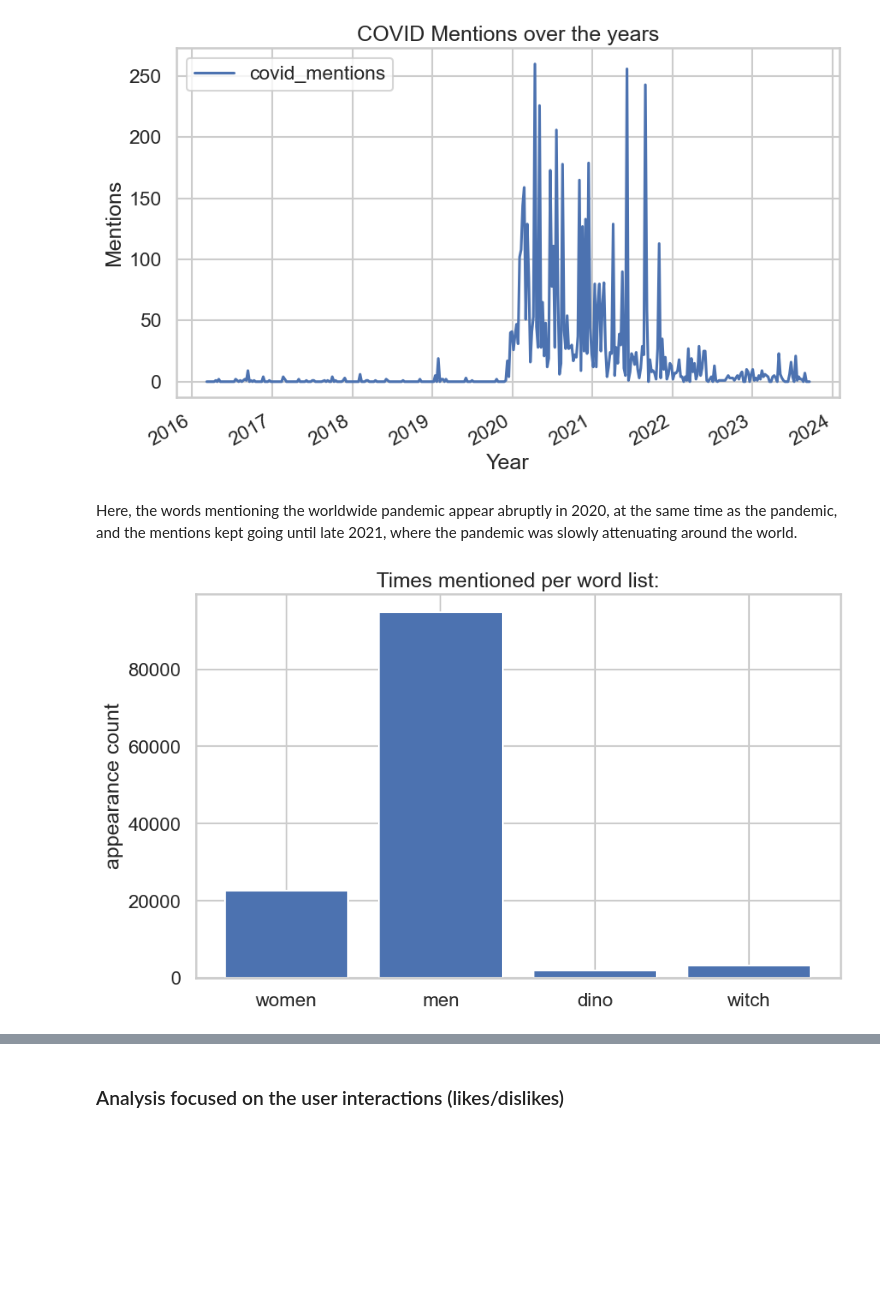
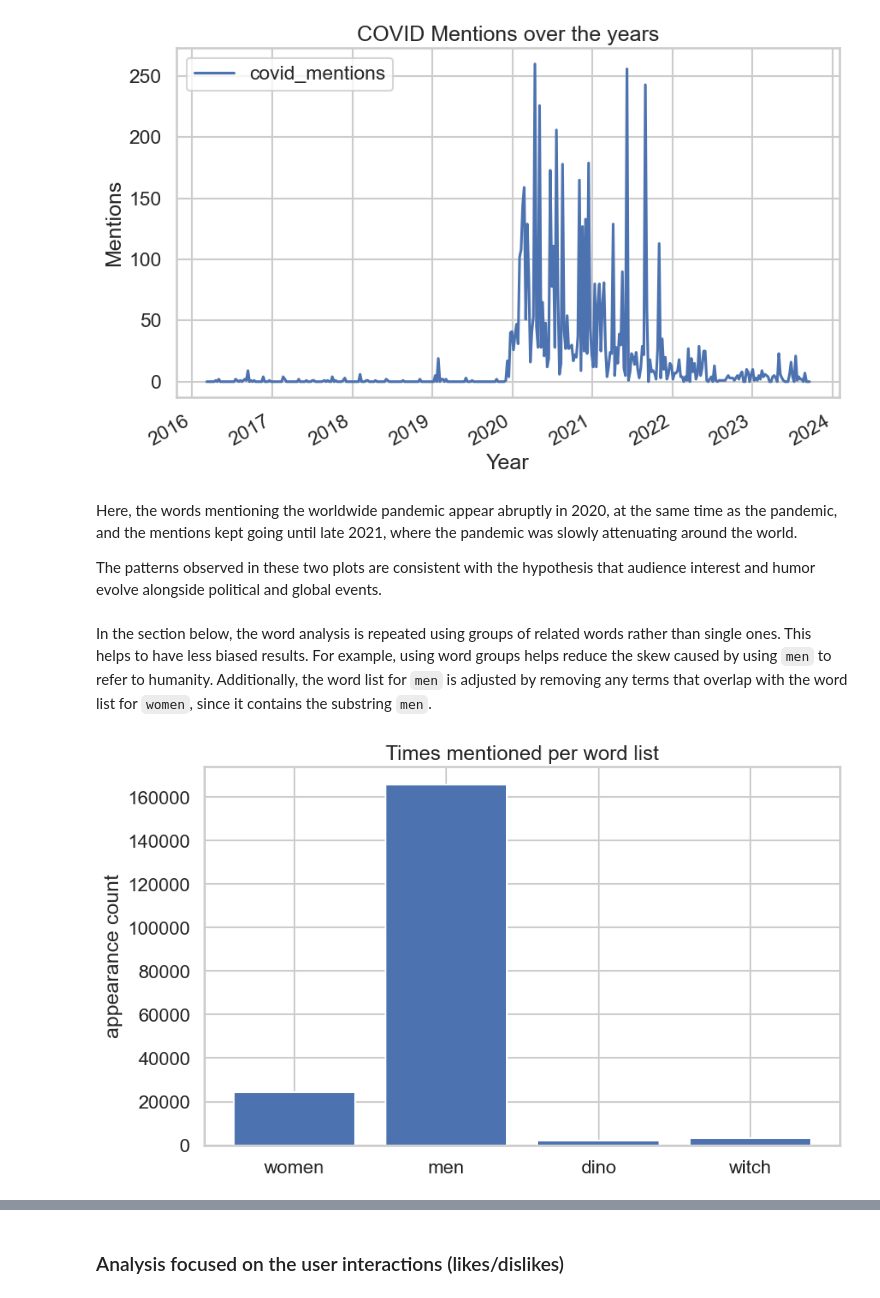
Before and after one commit to epfl-ada/ada-2025-project-data_dinosaur, a Jupyter notebook: results.ipynb, the cells around one changed output, grey strips where cells are left out. Drawn from its saved outputs; the diff is of its cells as text; code cells hidden in the pictures; blank space fills up the shorter version.

```diff
--- a/results.ipynb
+++ b/results.ipynb
@@ -104,25 +104,31 @@ plt.show()
 [figure]
 # %% [markdown]
 Here, the words mentioning the worldwide pandemic appear abruptly in 2020, at the same time as the pandemic, and the mentions kept going until late 2021, where the pandemic was slowly attenuating around the world.
+
+The patterns observed in these two plots are consistent with the hypothesis that audience interest and humor evolve alongside political and global events.
+# %% [markdown]
+In the section below, the word analysis is repeated using groups of related words rather than single ones. This helps to have less biased results. For example, using  word groups helps reduce the skew caused by using `men` to refer to humanity.
+Additionally, the word list for `men` is adjusted by removing any terms that overlap with the word list for `women`, since it contains the substring `men`.
 # %%
-#plot the counts of the wordlist for all the data together as a boxplot
-coutdict = {
-  "women": "women|girl|mother|wife",
-  "men": "men|boy|father|husband|sir",
+#plot the counts of the word list for all the data together as a boxplot
+countdict = {
+  "women": "women|woman|girl|mother|wife",
+  "men": "men|man|boy|father|husband|sir|guy",
   "dino": "dino|rex",
   "witch": "witch|enchantress",
-  "onlywomen": "women"
+  "onlywomen": "women|woman",
+  "trump": "trump|donald|president"
 }
-counts = do_counts(df_caption['caption'].copy(), coutdict)
 
+counts = do_counts(df_caption['caption'].copy(), countdict)
 
 fig, ax = plt.subplots()
 words = ['women',  'men', 'dino', 'witch'] #think about substracting women from men!!!!
 counts[1] = counts[1]- counts[4]
 ax.bar(words, counts[:4])
 ax.set_ylabel('appearance count')
-ax.set_title('Times mentioned per word list:')
+ax.set_title('Times mentioned per word list')
 plt.show()
 # %% [output]
-[figure, old version]
+[figure, new version]
 # %% [markdown]
```
Also changed, not shown: parts of 11 cells of this notebook, 1 other file.
